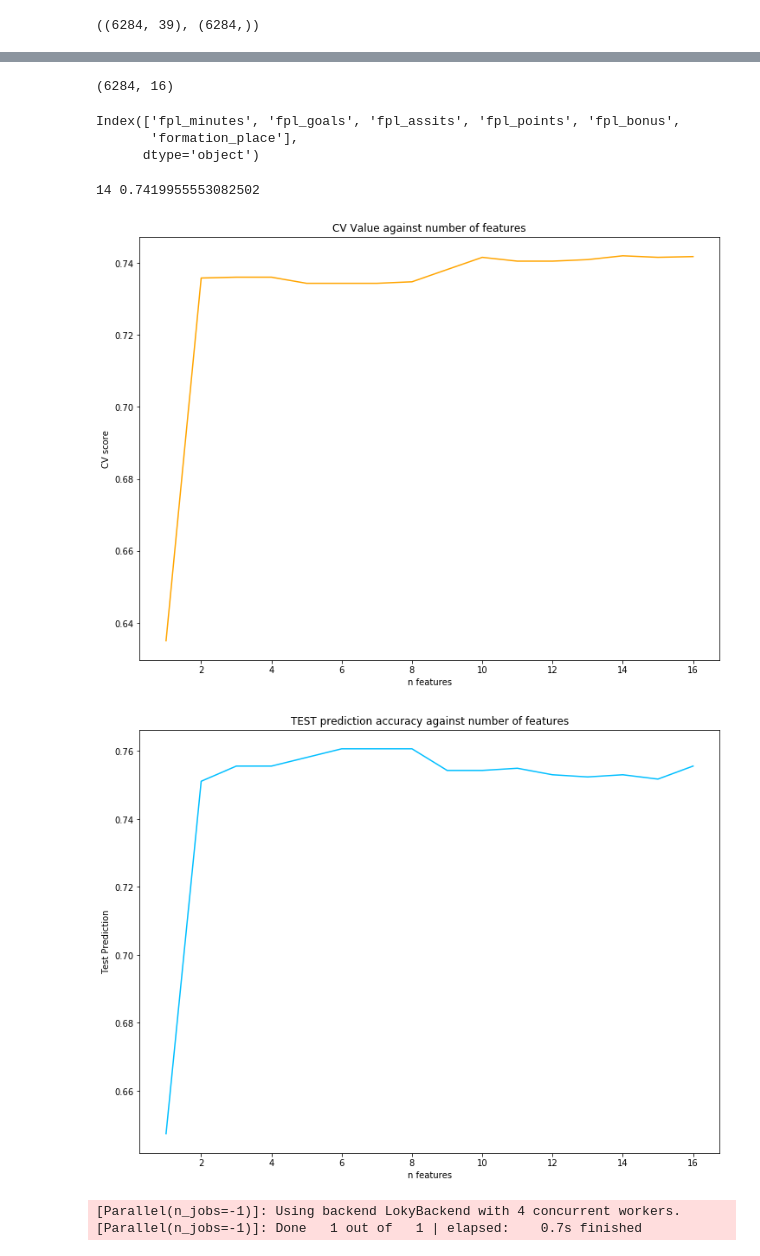
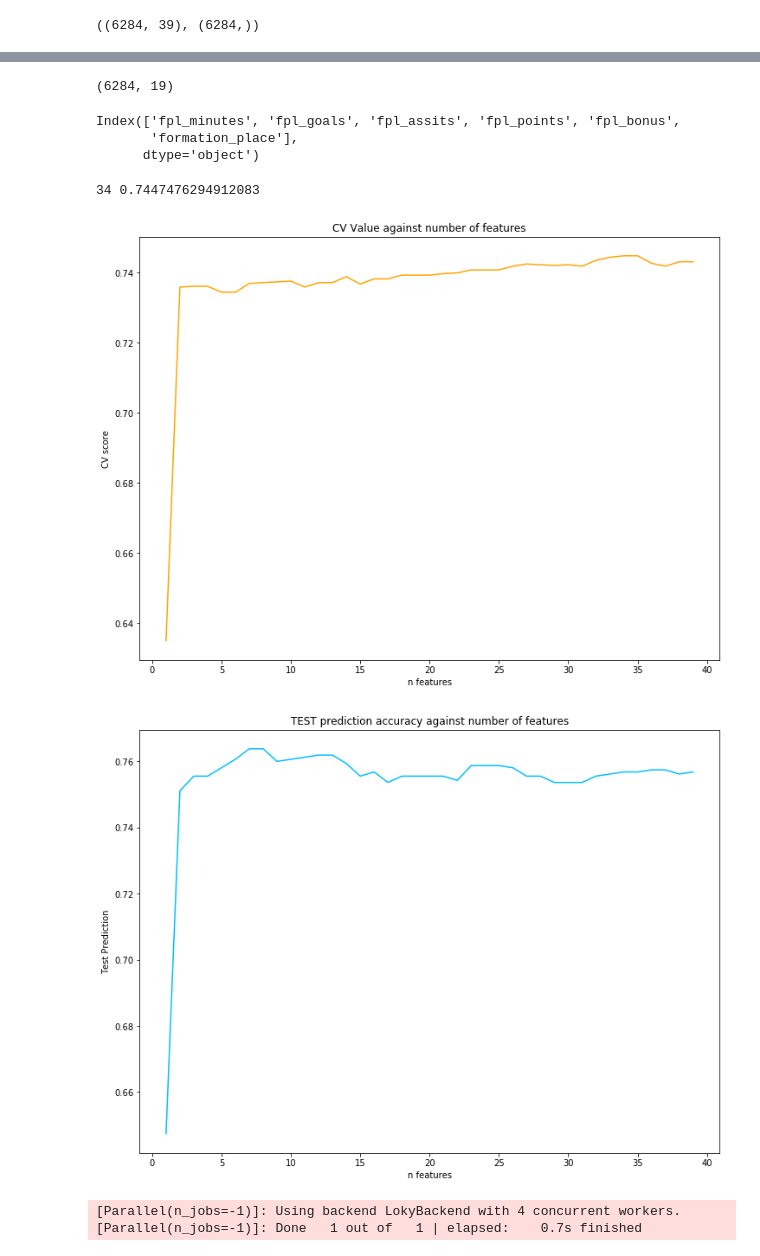
Before and after one commit to DeniSusanto/premier_league_data_mining, a Jupyter notebook: player_goal_prediction.ipynb, the cells around one changed output, grey strips where cells are left out. Cells and saved outputs as stored; diff of their text form; code cells hidden in the pictures.

```diff
--- a/player_goal_prediction.ipynb
+++ b/player_goal_prediction.ipynb
@@ -40,0 +46,2 @@ from random import randrange, choices
+# %%
+plt.rcParams.update({'font.size': 22})
@@ -388,10 +635,10 @@ X_unp.shape, y.shape
 # %%
-X_v = variance_threshold_selector(X_unp, 0.7)
-X_v.shape
+X = variance_threshold_selector(X_unp, 0.7)
+X.shape
 # %% [output]
-(6284, 16)
+(6284, 19)
 # %%
-X = kBestSelector(X_v, y, score_func = chi2, k = 6)
+X = kBestSelector(X, y, score_func = chi2, k = 6)
 # %%
 X.columns
 # %% [output]
@@ -400,8 +647,8 @@ Index(['fpl_minutes', 'fpl_goals', 'fpl_assits', 'fpl_points', 'fpl_bonus',
       dtype='object')
 # %%
 result_dict = {}
-for k_v in range(1, X_v.shape[1]+1):
-    X = kBestSelector(X_v, y, score_func = chi2, k = k_v)
+for k_v in range(1, X_unp.shape[1]+1):
+    X = kBestSelector(X_unp, y, score_func = chi2, k = k_v)
     X_train, X_test, y_train, y_test = train_test_split(X, y, test_size=0.25, random_state=20191027)
     stdsc = StandardScaler()
     X_train_std = stdsc.fit_transform(X_train.values)
@@ -413,36 +660,36 @@ for k_v in range(1, X_v.shape[1]+1):
 max = float("-inf")
 fn = 0
 for k,v in result_dict.items():
 #     print(v, v[0])
     if v[2] > max:
         fn = k
         max = v[2]
 print(fn, max)
 
 x_ax = []
 y_ax = []
 test_pred = []
 for k,v in result_dict.items():
     x_ax.append(k)
     y_ax.append(v[2])
     test_pred.append(v[3])
 plt.figure(figsize=(12,9))
 plt.title('CV Value against number of features')
 plt.ylabel('CV score')
 plt.xlabel('n features')
 plt.plot(x_ax, y_ax, color='orange')
 plt.show()
 
 plt.figure(figsize=(12,9))
 plt.title('TEST prediction accuracy against number of features')
 plt.ylabel('Test Prediction')
 plt.xlabel('n features')
 plt.plot(x_ax, test_pred, color='deepskyblue')
 plt.show()
 # %% [output]
-14 0.7419955553082502
+34 0.7447476294912083
-[figure, old version]
+[figure, new version]
-[figure, old version]
+[figure, new version]
 # %%
 X_train, X_test, y_train, y_test = train_test_split(X, y, test_size=0.25, random_state=20191027)
 
```
Also changed, not shown: parts of 16 cells of this notebook, 11 other files.
